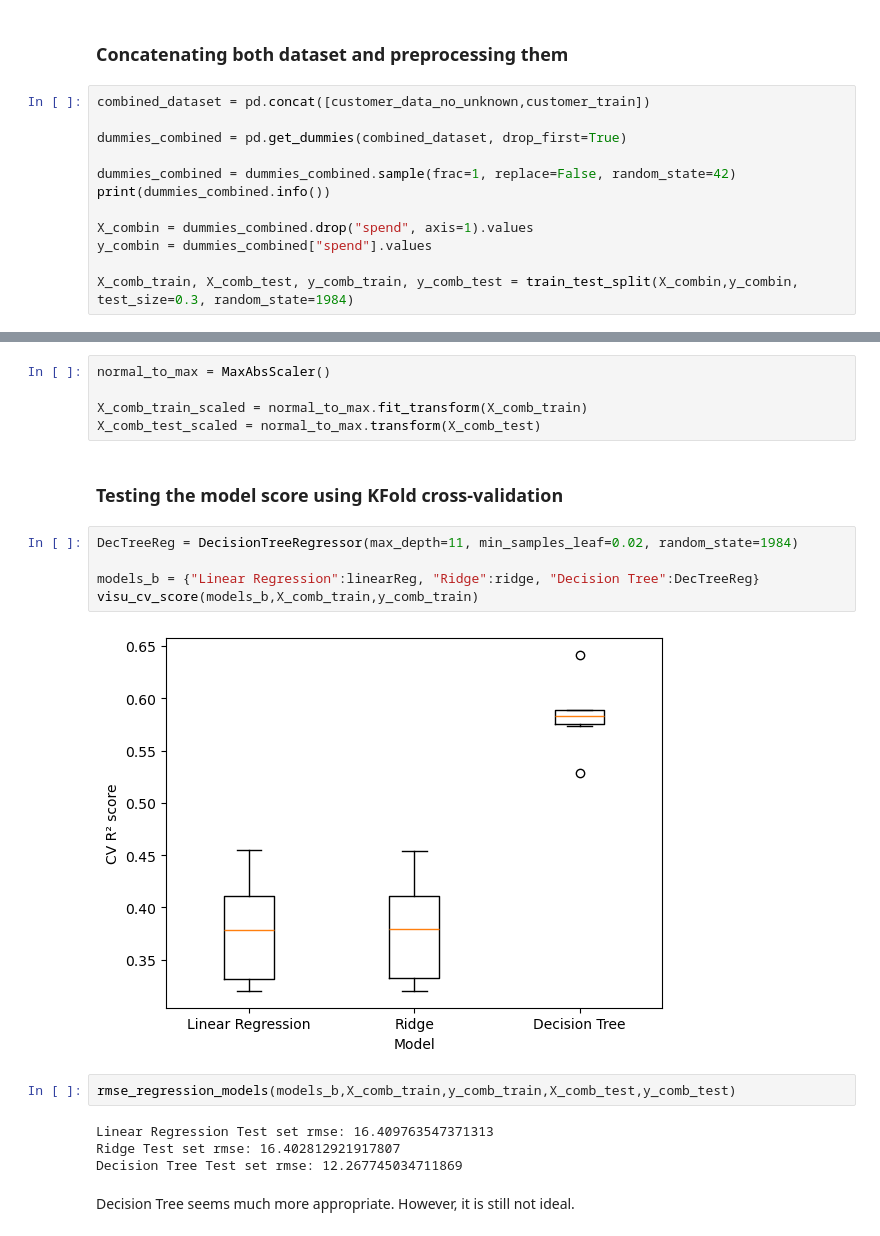
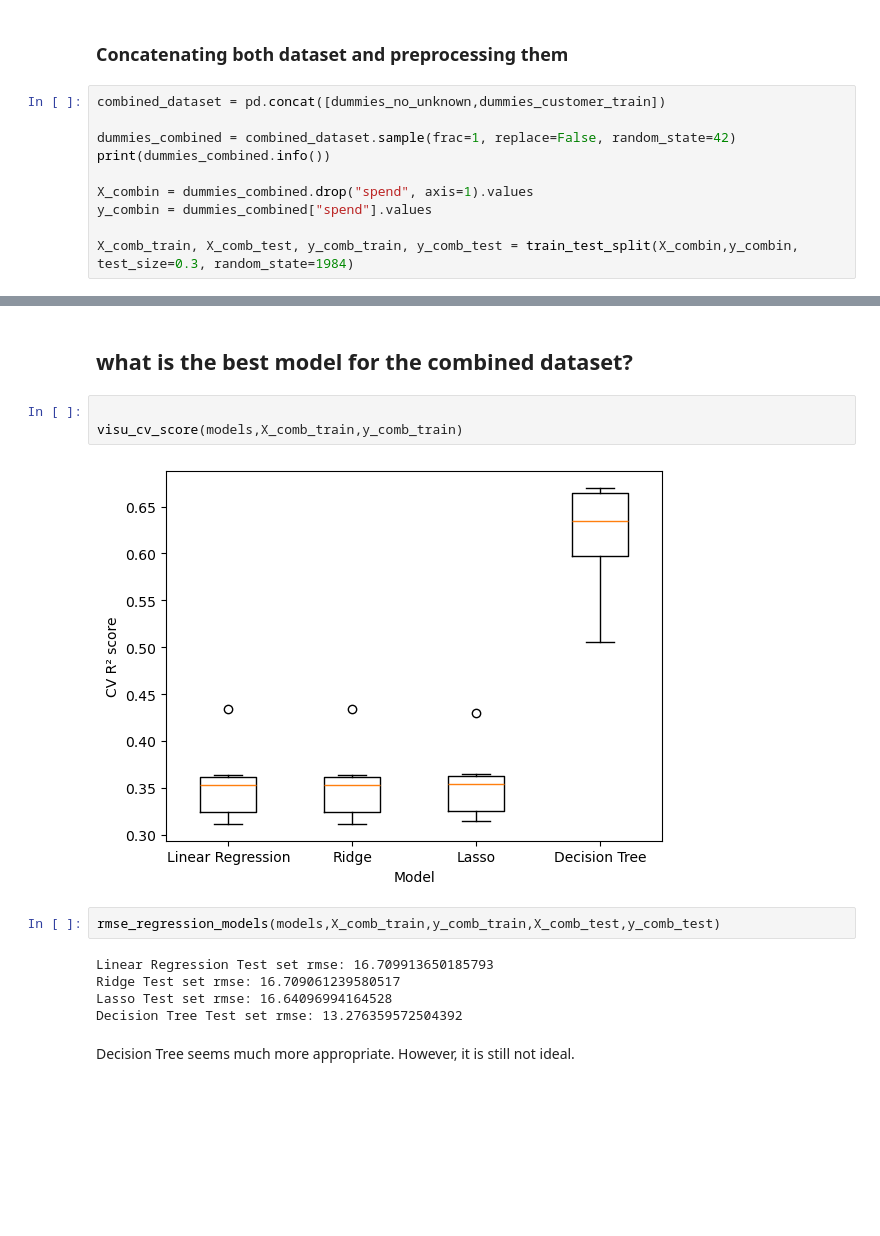
Before and after one commit to flylight-max/EDA_exam_CodeOp, a Jupyter notebook: analysis.ipynb, the cells around one changed output, grey strips where cells are left out. Cells and saved outputs as stored; diff of their text form; blank space fills up the shorter version.

```diff
--- a/analysis.ipynb
+++ b/analysis.ipynb
@@ -1053,11 +1075,9 @@ I will first concatenate both datasets mix the samples. I will do a cross-valida
 # %% [markdown]
 ### **Concatenating both dataset and preprocessing them**
 # %%
-combined_dataset = pd.concat([customer_data_no_unknown,customer_train])
+combined_dataset = pd.concat([dummies_no_unknown,dummies_customer_train])
 
-dummies_combined = pd.get_dummies(combined_dataset, drop_first=True)
-
-dummies_combined = dummies_combined.sample(frac=1, replace=False, random_state=42)
+dummies_combined = combined_dataset.sample(frac=1, replace=False, random_state=42)
 print(dummies_combined.info())
 
 X_combin = dummies_combined.drop("spend", axis=1).values
@@ -1140,23 +1107,17 @@ Name: proportion, dtype: float64
-# %%
-normal_to_max = MaxAbsScaler()
-
-X_comb_train_scaled = normal_to_max.fit_transform(X_comb_train)
-X_comb_test_scaled = normal_to_max.transform(X_comb_test)
-# %% [markdown]
-### **Testing the model score using KFold cross-validation**
-# %%
-DecTreeReg = DecisionTreeRegressor(max_depth=11, min_samples_leaf=0.02, random_state=1984)
-
-models_b = {"Linear Regression":linearReg, "Ridge":ridge, "Decision Tree":DecTreeReg}
-visu_cv_score(models_b,X_comb_train,y_comb_train)
-# %% [output]
-[figure, removed]
+# %% [markdown]
+## **what is the best model for the combined dataset?**
+# %%
+
+visu_cv_score(models,X_comb_train,y_comb_train)
+# %% [output]
+[figure, added]
 # %%
-rmse_regression_models(models_b,X_comb_train,y_comb_train,X_comb_test,y_comb_test)
+rmse_regression_models(models,X_comb_train,y_comb_train,X_comb_test,y_comb_test)
 # %% [output]
-Linear Regression Test set rmse: 16.409763547371313
-Ridge Test set rmse: 16.402812921917807
-Decision Tree Test set rmse: 12.267745034711869
+Linear Regression Test set rmse: 16.709913650185793
+Ridge Test set rmse: 16.709061239580517
+Lasso Test set rmse: 16.64096994164528
+Decision Tree Test set rmse: 13.276359572504392
 # %% [markdown]
 Decision Tree seems much more appropriate. However, it is still not ideal.
 # %% [markdown]
```
Also changed, not shown: parts of 31 cells of this notebook.
